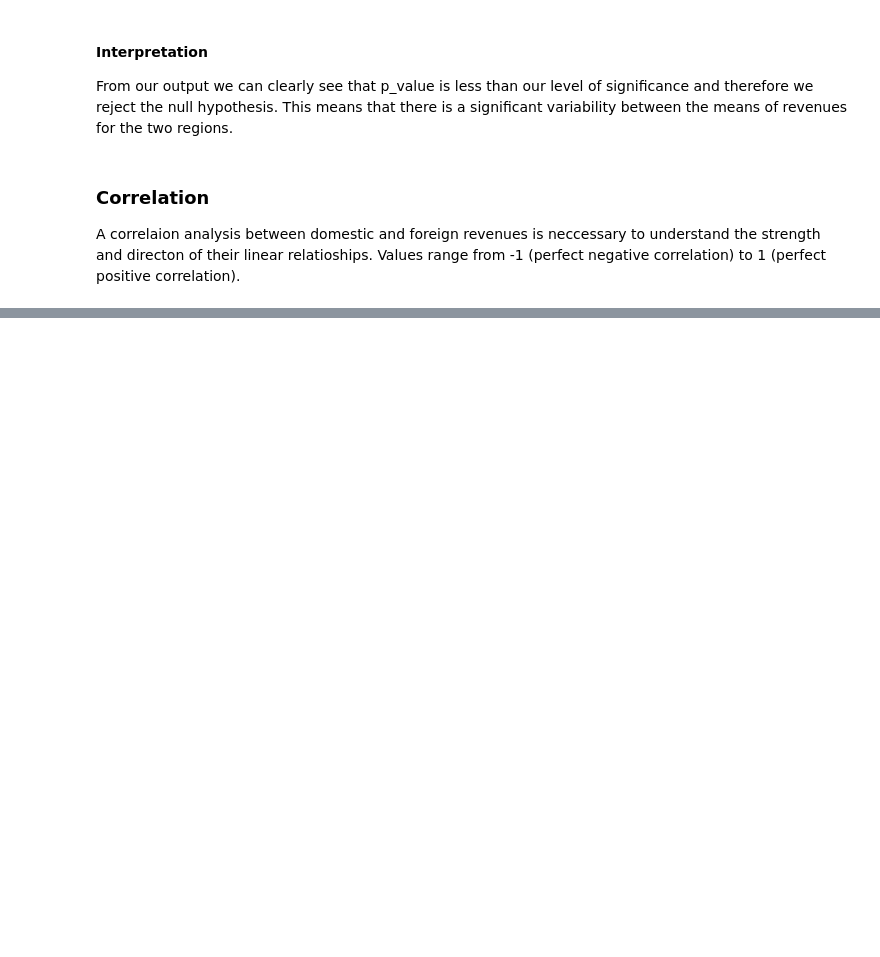
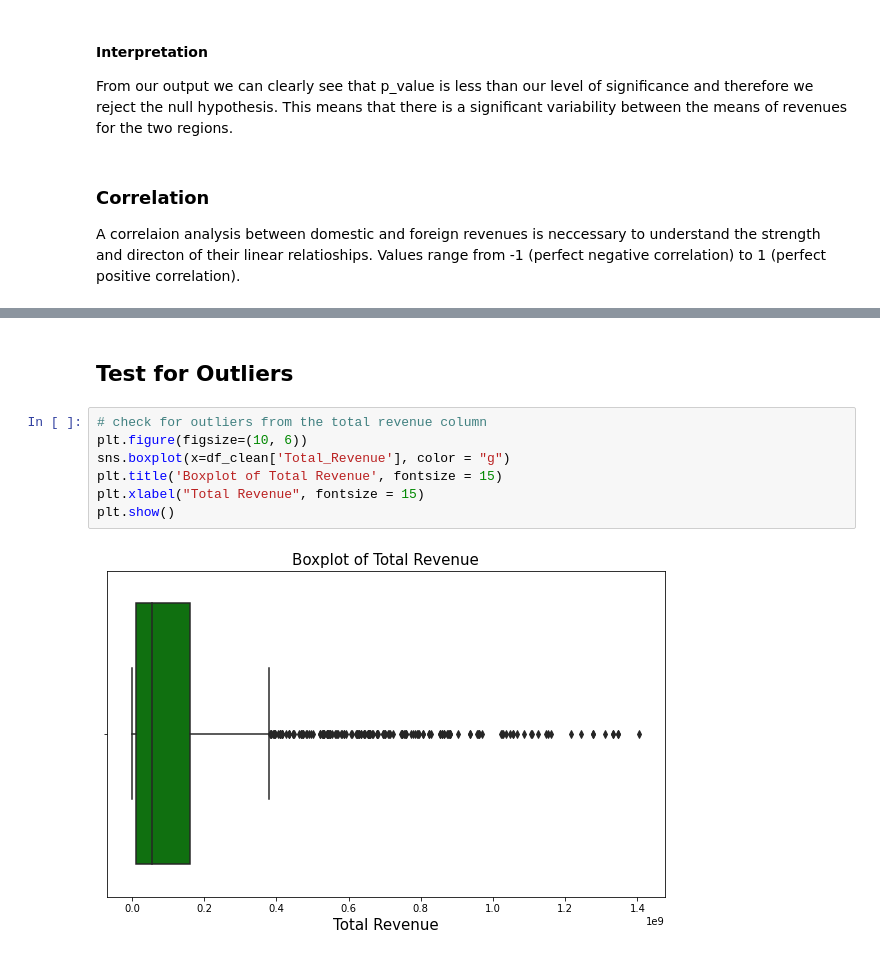
Before and after one commit to vnelima/Phase-2-Movie-project--Group-9, a Jupyter notebook: Collaborators/James/index.ipynb, the cells around one changed output, grey strips where cells are left out. Cells and saved outputs as stored; diff of their text form; blank space fills up the shorter version.

```diff
--- a/Collaborators/James/index.ipynb
+++ b/Collaborators/James/index.ipynb
@@ -376,0 +425,11 @@ print(corr)
+# %% [markdown]
+## Test for Outliers
+# %%
+# check for outliers from the total revenue column
+plt.figure(figsize=(10, 6))
+sns.boxplot(x=df_clean['Total_Revenue'], color = "g")
+plt.title('Boxplot of Total Revenue', fontsize = 15)
+plt.xlabel("Total Revenue", fontsize = 15)
+plt.show()
+# %% [output]
+[figure, added]
```
Also changed, not shown: parts of 20 cells of this notebook, 7 other files.
